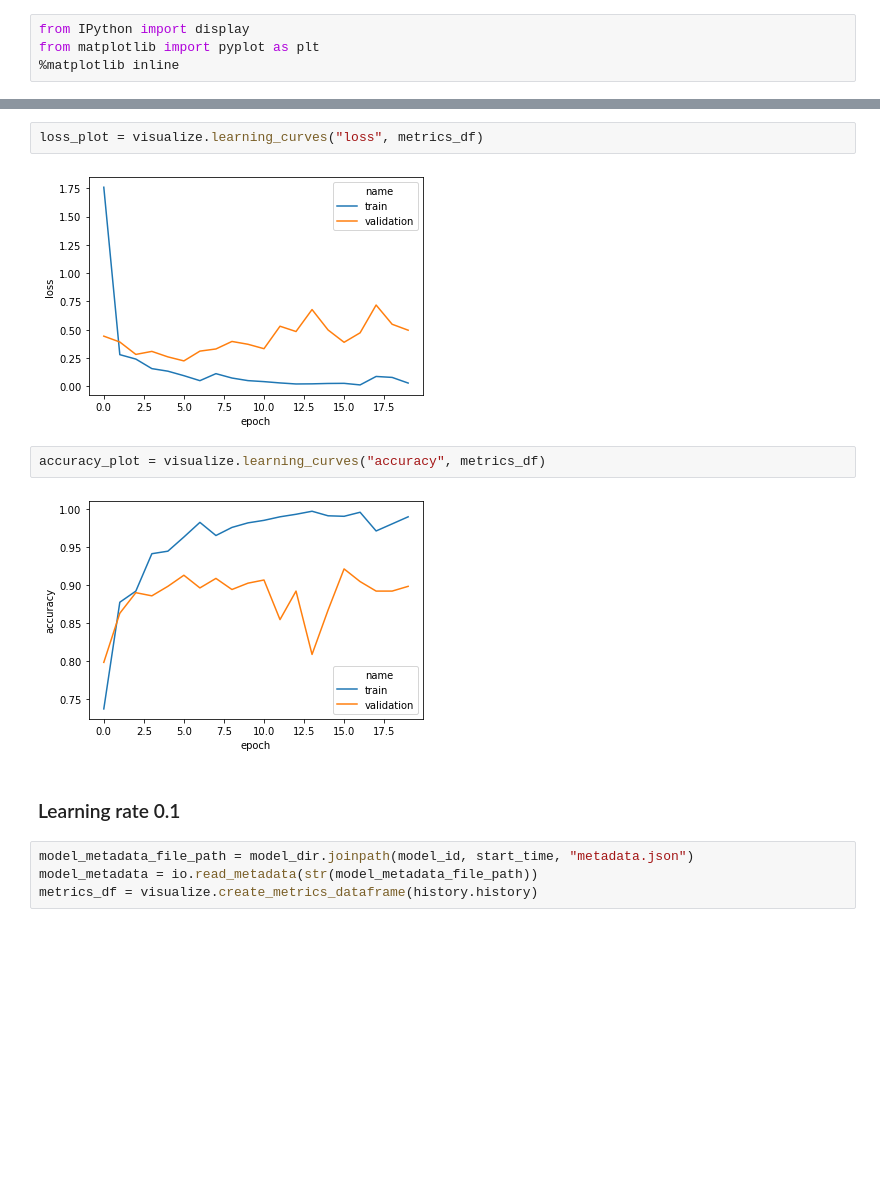
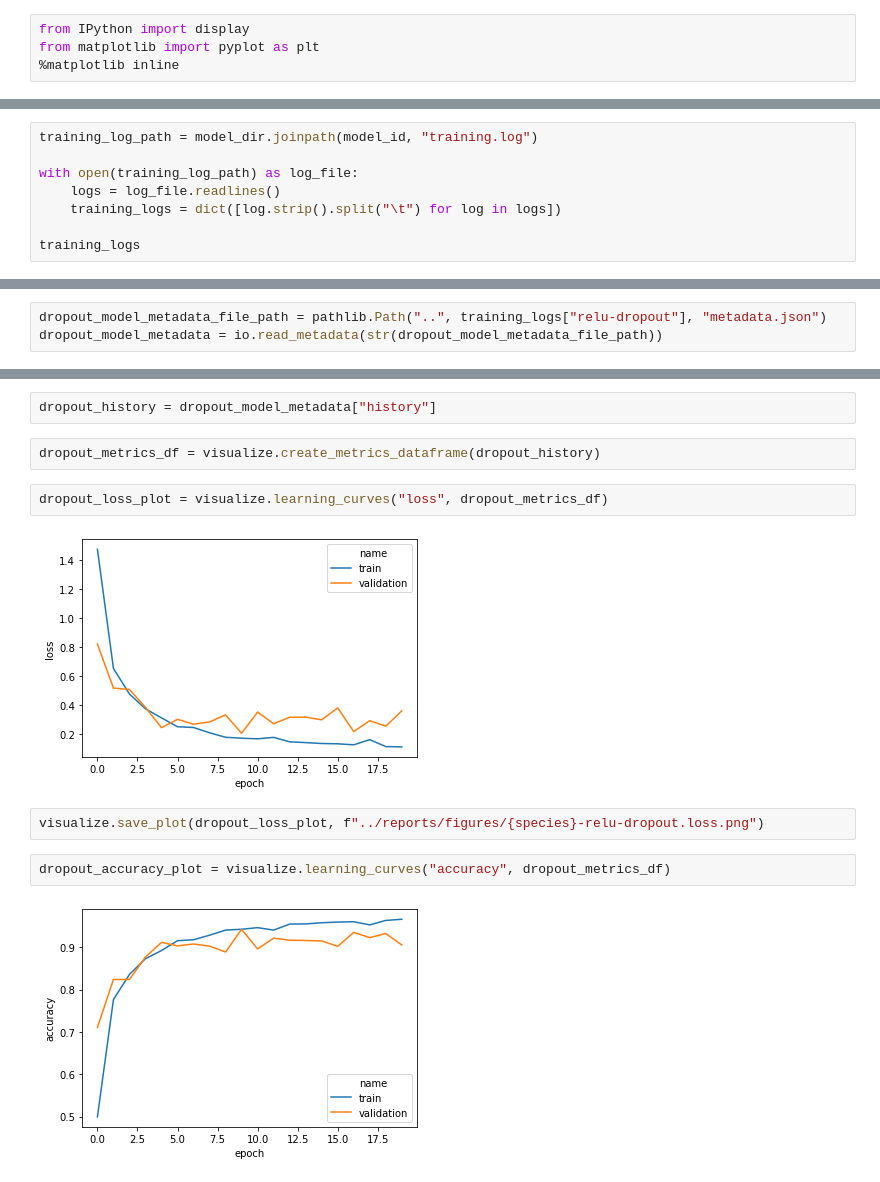
Before and after one commit to bitjockey42/ikapati-research, a Jupyter notebook: notebooks/4.1-agj-evaluate-Corn.ipynb, the cells around one changed output, grey strips where cells are left out. Drawn from its saved outputs; the diff is of its cells as text; blank space fills up the shorter version.

```diff
--- a/notebooks/4.1-agj-evaluate-Corn.ipynb
+++ b/notebooks/4.1-agj-evaluate-Corn.ipynb
@@ -36,0 +35,8 @@ model_id: e85c77d0-4dbd-4b68-9a17-bbf0b9b53260
+# %%
+training_log_path = model_dir.joinpath(model_id, "training.log")
+
+with open(training_log_path) as log_file:
+    logs = log_file.readlines()
+    training_logs = dict([log.strip().split("\t") for log in logs])
+
+training_logs
@@ -117,0 +95,3 @@ metrics_df = visualize.create_metrics_dataframe(history.history)
+# %%
+dropout_model_metadata_file_path = pathlib.Path("..", training_logs["relu-dropout"], "metadata.json")
+dropout_model_metadata = io.read_metadata(str(dropout_model_metadata_file_path))
@@ -118,14 +118,14 @@ metrics_df = visualize.create_metrics_dataframe(history.history)
+# %%
+dropout_history = dropout_model_metadata["history"]
+# %%
+dropout_metrics_df = visualize.create_metrics_dataframe(dropout_history)
 # %%
-loss_plot = visualize.learning_curves("loss", metrics_df)
+dropout_loss_plot = visualize.learning_curves("loss", dropout_metrics_df)
 # %% [output]
-[figure, old version]
+[figure, new version]
+# %%
+visualize.save_plot(dropout_loss_plot, f"../reports/figures/{species}-relu-dropout.loss.png")
 # %%
-accuracy_plot = visualize.learning_curves("accuracy", metrics_df)
+dropout_accuracy_plot = visualize.learning_curves("accuracy", dropout_metrics_df)
 # %% [output]
-[figure, old version]
+[figure, new version]
-# %% [markdown]
-### Learning rate 0.1
-# %%
-model_metadata_file_path = model_dir.joinpath(model_id, start_time, "metadata.json")
-model_metadata = io.read_metadata(str(model_metadata_file_path))
-metrics_df = visualize.create_metrics_dataframe(history.history)
```
Also changed, not shown: parts of 45 cells of this notebook, 4 other files.
